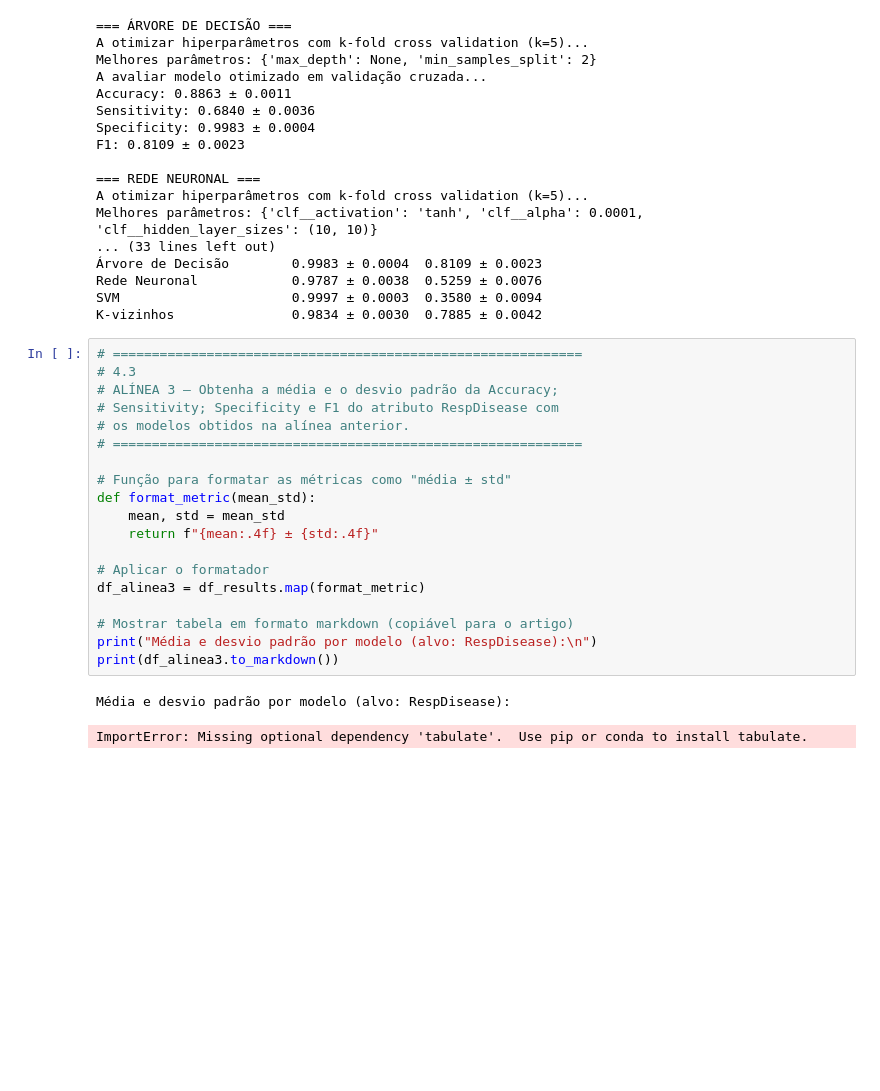
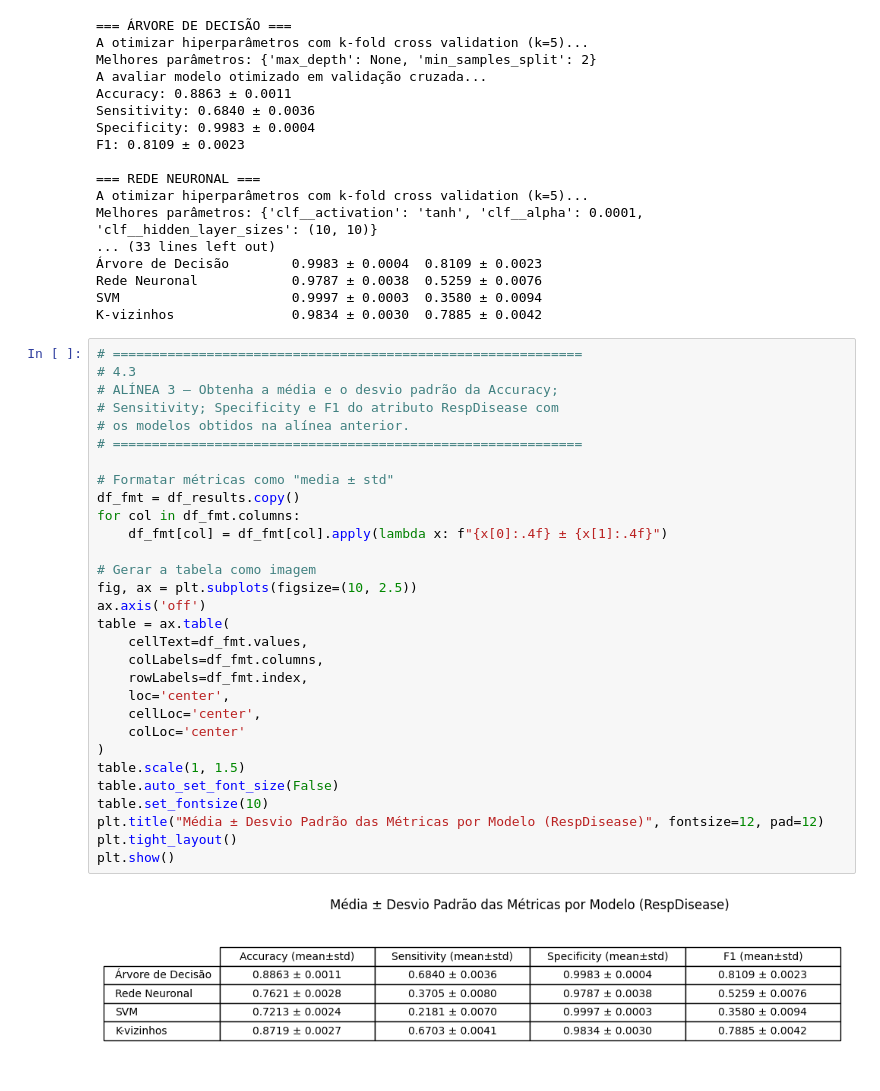
Before and after one commit to rubenlfsSilva/ANADI_1200546_1221294_1211981, a Jupyter notebook: TRAB2/4.3.ipynb, the cells around one changed output. Drawn from its saved outputs; the diff is of its cells as text; blank space fills up the shorter version.

Commit message:
4.3: alinea 3: tabela

```diff
--- a/TRAB2/4.3.ipynb
+++ b/TRAB2/4.3.ipynb
@@ -241,25 +241,35 @@ K-vizinhos               0.9834 ± 0.0030  0.7885 ± 0.0042
 # %%
 # ============================================================
 # 4.3
 # ALÍNEA 3 — Obtenha a média e o desvio padrão da Accuracy;
 # Sensitivity; Specificity e F1 do atributo RespDisease com
 # os modelos obtidos na alínea anterior.
 # ============================================================
 
-# Função para formatar as métricas como "média ± std"
-def format_metric(mean_std):
-    mean, std = mean_std
-    return f"{mean:.4f} ± {std:.4f}"
+# Formatar métricas como "media ± std"
+df_fmt = df_results.copy()
+for col in df_fmt.columns:
+    df_fmt[col] = df_fmt[col].apply(lambda x: f"{x[0]:.4f} ± {x[1]:.4f}")
 
-# Aplicar o formatador
-df_alinea3 = df_results.map(format_metric)
-
-# Mostrar tabela em formato markdown (copiável para o artigo)
-print("Média e desvio padrão por modelo (alvo: RespDisease):\n")
-print(df_alinea3.to_markdown())
+# Gerar a tabela como imagem
+fig, ax = plt.subplots(figsize=(10, 2.5))
+ax.axis('off')
+table = ax.table(
+    cellText=df_fmt.values,
+    colLabels=df_fmt.columns,
+    rowLabels=df_fmt.index,
+    loc='center',
+    cellLoc='center',
+    colLoc='center'
+)
+table.scale(1, 1.5)
+table.auto_set_font_size(False)
+table.set_fontsize(10)
+plt.title("Média ± Desvio Padrão das Métricas por Modelo (RespDisease)", fontsize=12, pad=12)
+plt.tight_layout()
+plt.show()
 # %% [output]
-Média e desvio padrão por modelo (alvo: RespDisease):
-ImportError: Missing optional dependency 'tabulate'.  Use pip or conda to install tabulate.
+[figure, added]
 # %%
 # ============================================================
 # 4.3
```
Also changed, not shown: parts of 3 cells of this notebook.
